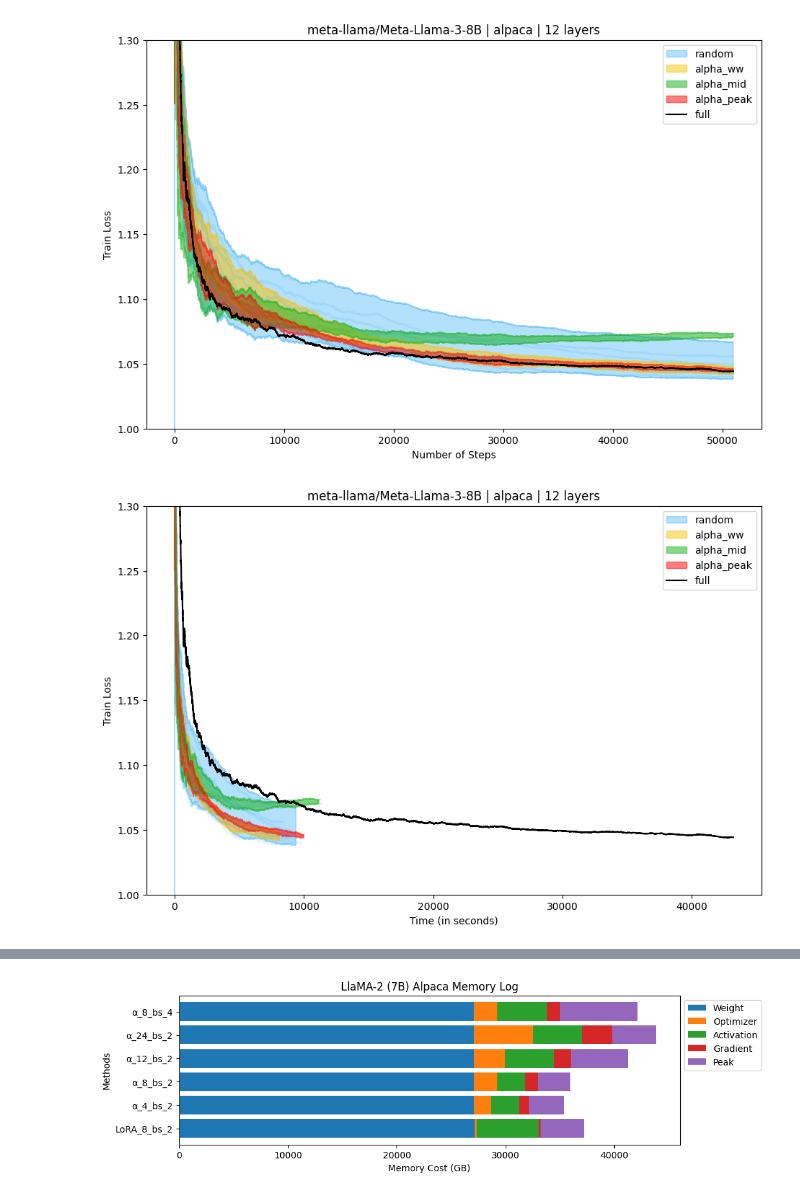
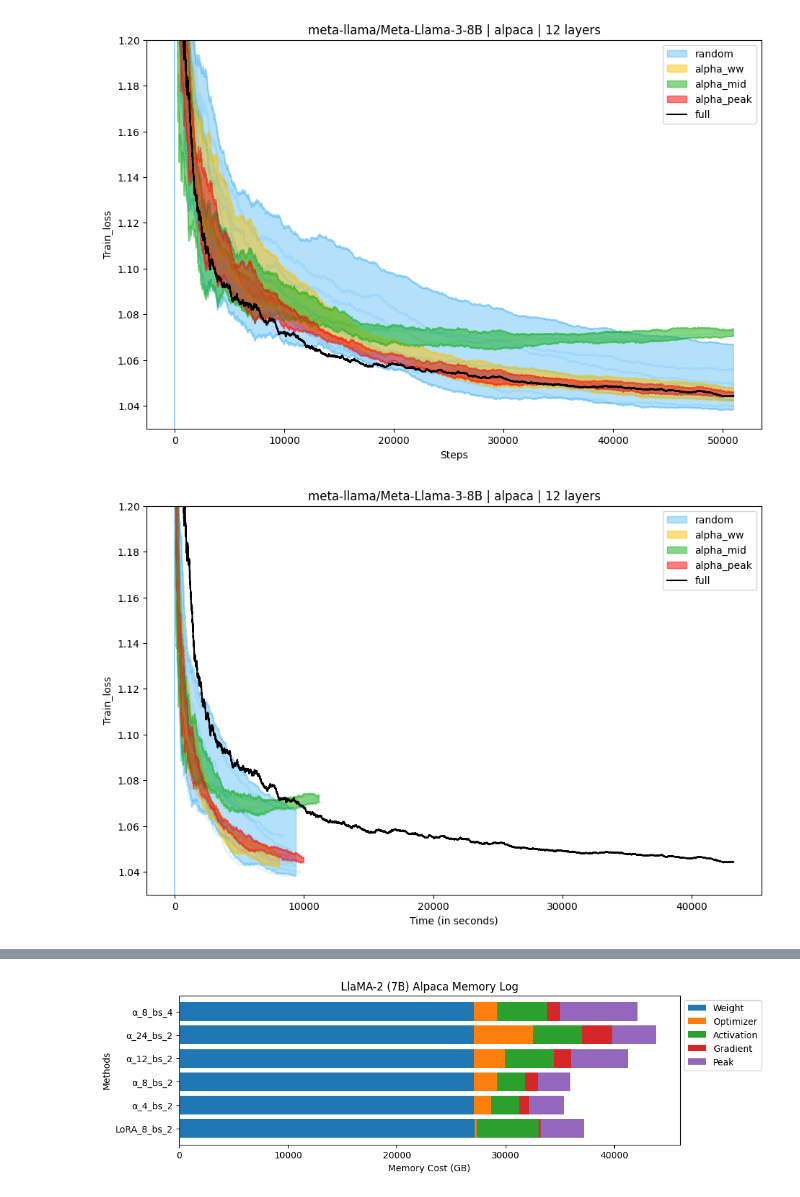
Before and after one commit to RpM-Kinshuk/SelectiveFT, a Jupyter notebook: Bands.ipynb, the cells around one changed output, grey strips where cells are left out. Drawn from its saved outputs; the diff is of its cells as text; code cells hidden in the pictures.

Commit message:
Improved visualization

```diff
--- a/Bands.ipynb
+++ b/Bands.ipynb
@@ -62,5 +74,6 @@ for k,v in paths.items():
 # %%
 wide_dict = {}
+loss = 'train_loss'
 global_min = np.inf
 global_max = -np.inf
 
@@ -85,22 +98,24 @@ for key in dictionary.keys():
     for key2 in dictionary[key].keys():
         dictionary[key][key2].append(baseline[key2])
         dictionary[key][key2] = np.array(dictionary[key][key2]) # type: ignore
-    train_loss = dictionary[key]['train_loss'][0]
+    train_loss = dictionary[key][loss][0]
     for label in wide_labels:
         if label in key:
             wide_dict[label]['global_min'] = np.minimum(wide_dict[label]['global_min'], train_loss)
             wide_dict[label]['global_max'] = np.maximum(wide_dict[label]['global_max'], train_loss)
-    # Redundant
-    if 'random' in key:
-        global_min = np.minimum(global_min, train_loss)
-        global_max = np.maximum(global_max, train_loss)
+    # # Redundant
+    # if 'random' in key:
+    #     global_min = np.minimum(global_min, train_loss)
+    #     global_max = np.maximum(global_max, train_loss)
 # %%
 color_itr = 0
+y_low = 1.03
+y_high = 1.2
 for label in wide_labels:
     wide_dict[label]['flag'] = True
 plt.figure(figsize=(11, 7))
 for key in dictionary.keys():
-    train_loss = dictionary[key]['train_loss'][0]
+    train_loss = dictionary[key][loss][0]
     tag = key
     if 'alora' in key or 'blora' in key:
         tag = key + f"_{methods[key]['layers']} lr={methods[key]['lr']}"
@@ -119,9 +134,15 @@ for key in dictionary.keys():
     if flag == True:
         plt.plot(train_loss, label=tag, color=indiv_colors[color_itr])
         color_itr += 1
-plt.xlabel("Number of Steps")
-plt.ylabel("Train Loss")
-plt.ylim(1, 1.3)
+num_steps = len(train_loss)
+step_interval = 200
+x_ticks = list(range(0, num_steps * step_interval, step_interval))
+tick_step = 5000
+if loss == 'val_loss':
+    plt.xticks(range(0, num_steps, tick_step // step_interval), range(0, num_steps * step_interval, tick_step))
+plt.xlabel("Steps")
+plt.ylabel(f"{loss.capitalize()}")
+plt.ylim(y_low, y_high)
 # plt.xlim(0, 50)
 plt.legend()
 plt.title(f"{model} | {task} | {layers} layers")
@@ -132,42 +153,48 @@ color_itr = 0
 for label in wide_labels:
     wide_dict[label]['flag'] = True
 plt.figure(figsize=(11, 7))
 for key in dictionary.keys():
+    if loss == 'val_loss':
+        break
     if 'full' in key:
         if full_time == False:
             continue
     train_loss = dictionary[key]['train_loss'][0]
-    time_val = dictionary[key]['time'][0]
+    if directory == 'results':
+        time_val = dictionary[key]['times'][0]
+    else:
+        time_val = dictionary[key]['time'][0]
     tag = key
     if 'alpha' in key or 'alora' in key or 'blora' in key:
         tag = key + f"_{methods[key]['layers']} lr={methods[key]['lr']}"
     flag = True
     for label in wide_labels:
         if label in key:
             plt.plot(time_val, train_loss,alpha=wide_dict[label]['line_alpha'], color=wide_dict[label]['color'], label='_nolegend_')
             if wide_dict[label]['flag'] == True:
                 plt.fill_between(
                     time_val, wide_dict[label]['global_min'], wide_dict[label]['global_max'],
                     alpha=wide_dict[label]['band_alpha'], color=wide_dict[label]['color'], label=label
                 )
                 wide_dict[label]['flag'] = False
             flag = False
             break
     if flag == True:
         plt.plot(time_val, train_loss, label=tag, color=indiv_colors[color_itr])
         color_itr += 1
     plt.xlabel("Time (in seconds)")
-    plt.ylabel("Train Loss")
-plt.ylim(1, 1.3)
-# plt.xlim(0, 15)
-plt.legend()
-plt.title(f"{model} | {task} | {layers} layers")
-plt.show()
+    plt.ylabel("Train_loss")
+if loss != 'val_loss':
+    plt.ylim(y_low, y_high)
+    # plt.xlim(0, 15)
+    plt.legend()
+    plt.title(f"{model} | {task} | {layers} layers")
+    plt.show()
 
 # exit()
 # %% [output]
-[figure, old version]
+[figure, new version]
-[figure, old version]
+[figure, new version]
 # %%
 sampling_interval = 200
 
```
Also changed, not shown: parts of 4 cells of this notebook.
